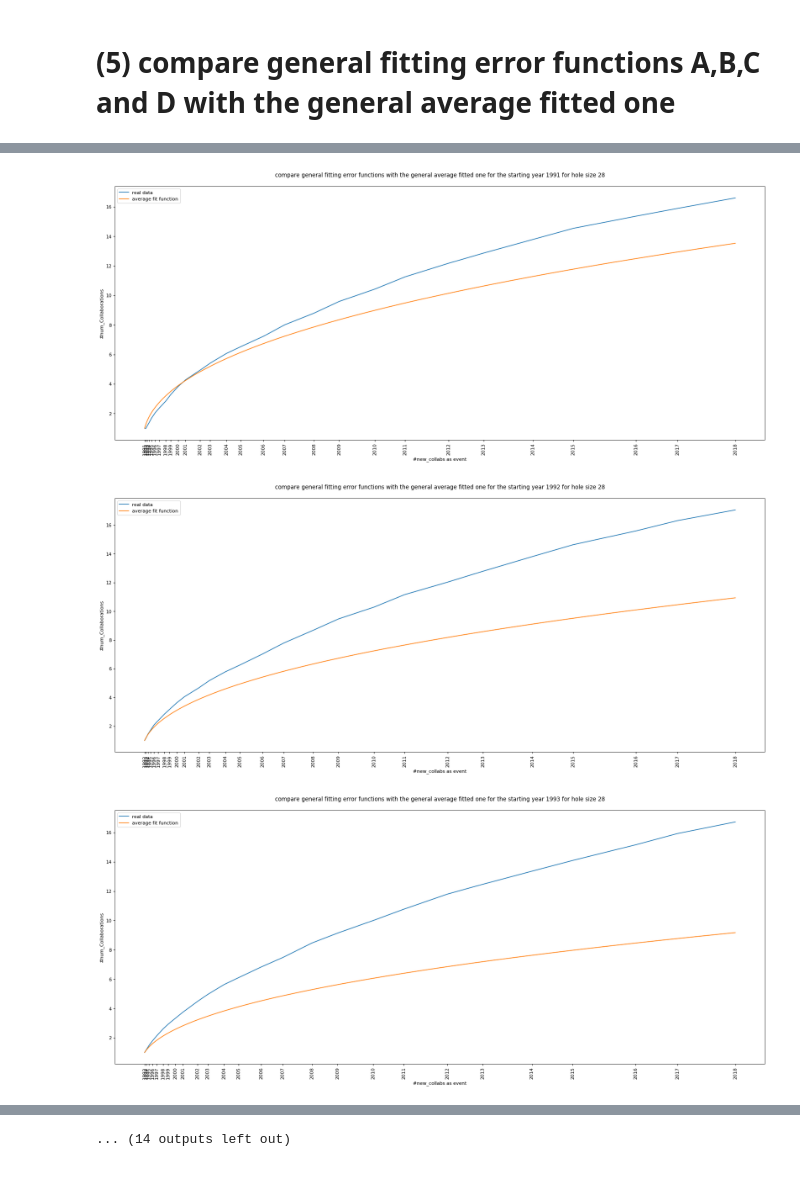
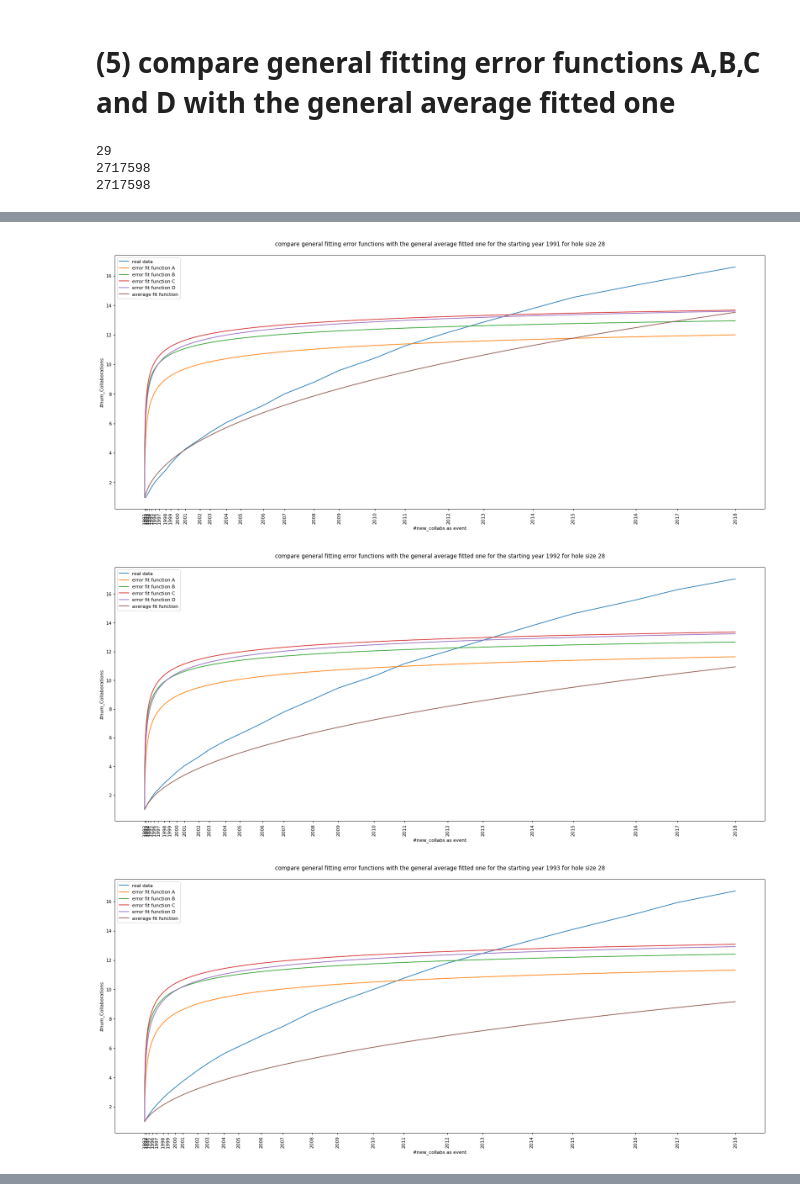
Before and after one commit to LeonardoSer/INRIA_Internship, a Jupyter notebook: COPY.ipynb, the cells around one changed output, grey strips where cells are left out. Saved outputs shown, nothing was run; the diff lists cells and outputs as text; code cells hidden in the pictures.

```diff
--- a/COPY.ipynb
+++ b/COPY.ipynb
@@ -316,3 +340,6 @@ KeyboardInterrupt:
+# %%
+alphas_opt = [223.02442261390115, 4064.0657644748107, 3739.7524119566406, 925.9635909367231]
+betas_opt = [0.3472291005938688, 0.2546378293158334, 0.26219275287232313, 0.3042306064124954]
 # %%
 ## get general fitting functions by starting year for each couple of parameter found above
 error_f_labels = ["A", "B", "C", "D"]
@@ -340,7 +367,14 @@ shifted_funcs = []
 since = 0
 
 #don't consider the  last 5 years (averages sucks)
+i = 0
 for i in range(since, len(alphas)):
+
+    x,y = get
+    xdata = [a+x[0] for a in ALL_EVENTS]
+    f = theoretical_func(xdata, a, b, x[0])
+    plt.plot(ALL_EVENTS ,shifted_fit_y)
+
     f = theoretical_func(ALL_EVENTS, alphas[i], betas[i], np.int64(1))
     shifted_funcs.append(f) # add function to the set
 # %%
@@ -356,6 +390,8 @@ print(" alpha*:", alpha, "\n beta*:", beta)
 The fitted parameters are:
  alpha*: 0.016581355065366486
  beta*: 28.62645755948666
+# %%
+alpha, beta = 0.016581355065366486, 28.62645755948666
 # %%
 plt.figure(figsize=(25, 10), dpi=80)
 plt.title(" shifted fittings, average and fitted average for hole size "+ str(HOLE_SIZE) +  "\n", fontdict = {'fontsize' : 12})
@@ -390,6 +426,14 @@ for start_y in YEARS_TO_CONSIDER:
     average_fit_functions.append(general_fit_y)
 # %% [markdown]
 # **(5) compare general fitting error functions A,B,C and D with the general average fitted one**
+# %%
+x,y = get_avg_trajectories(EVENTS, HOLE_SIZE, 1990)
+print(len(average_fit_functions[0]))
+print(len(error_fit_functions["A"][0]))
+# %% [output]
+29
+2717598
+2717598
 # %%
 # given the start_y to consider it plots the real curver, the error fitted one and the average fitted toghether
 for start_y in YEARS_TO_CONSIDER:
@@ -401,13 +445,13 @@ for start_y in YEARS_TO_CONSIDER:
 
     j = YEARS_TO_CONSIDER.index(start_y)
     x,y = get_avg_trajectories(EVENTS, HOLE_SIZE, start_y)
-
     plt.plot(x,y, label="real data")
 
     xdata = [e for e in range(x[0],x[-1])]
 
-    #for i in range(len(error_f_labels)):
-    #    plt.plot(xdata, error_fit_functions[error_f_labels[i]][j], label="error fit function "+ error_f_labels[i])
+    for i in range(len(error_f_labels)):
+        err_f = error_fit_functions[error_f_labels[i]][j]
+        plt.plot(xdata, err_f, label="error fit function "+ error_f_labels[i])
 
     plt.plot(xdata, average_fit_functions[j], label="average fit function")
 
@@ -415,4 +459,6 @@ for start_y in YEARS_TO_CONSIDER:
     plt.legend(loc='upper left')
     plt.xticks(x, YEARS[YEARS.index(start_y):])
     plt.show()
+
+    time.sleep(15)
 # %% [output]
@@ -420,3 +466,3 @@ for start_y in YEARS_TO_CONSIDER:
-[figure, old version]
+[figure, new version]
-[figure, old version]
+[figure, new version]
-[figure, old version]
+[figure, new version]
@@ -431 +475,0 @@ for start_y in YEARS_TO_CONSIDER:
-... (14 outputs left out)
```
Also changed, not shown: parts of 4 cells of this notebook, 1 other file.
